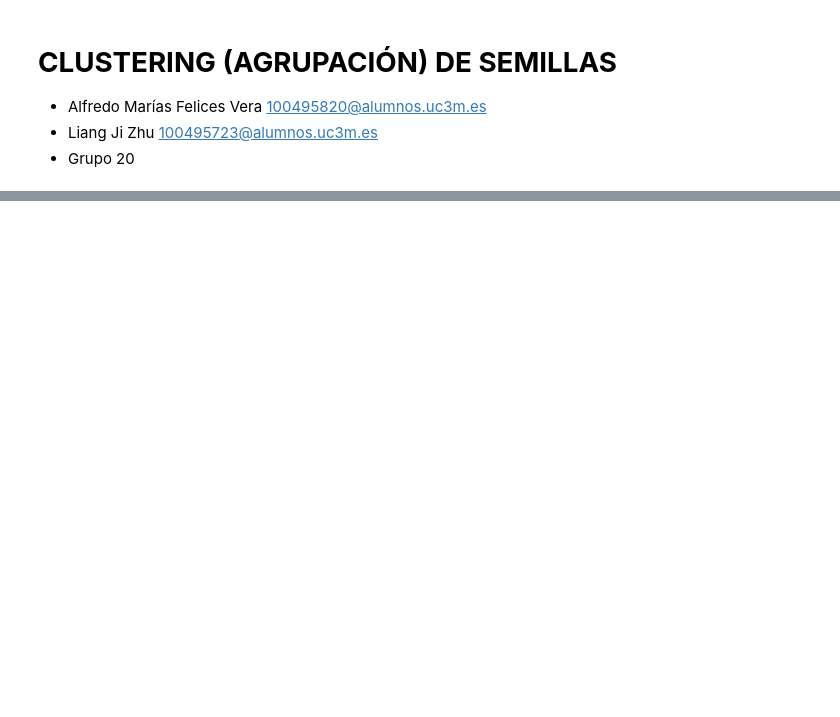
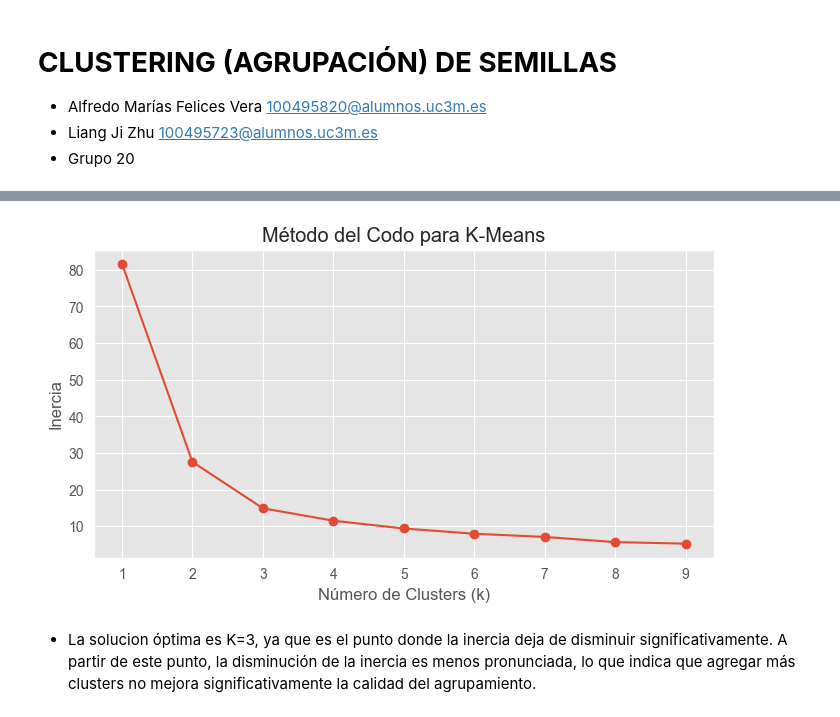
Before and after one commit to liangjizhu/Aprendizaje-Automatico-lab-2, a Jupyter notebook: notebook1.ipynb, the cells around one changed output, grey strips where cells are left out. Saved outputs shown, nothing was run; the diff lists cells and outputs as text; code cells hidden in the pictures; blank space fills up the shorter version.

```diff
--- a/notebook1.ipynb
+++ b/notebook1.ipynb
@@ -56,0 +69,11 @@ plt.show()
+# %%
+# Pipeline con scaler MinMax
+scaler = MinMaxScaler()
+pipeline = Pipeline([
+        ('scaler', scaler),
+        ('pca', PCA(n_components=2, random_state=SEED))
+    ])
+# Reducir a 2D con PCA
+pca = PCA(n_components=2, random_state=SEED)
+X_2D = pipeline.fit_transform(X)
+df_pca = pd.DataFrame(X_2D, columns=['PC1', 'PC2'])
@@ -56,0 +84,21 @@ plt.show()
+# %%
+# Determinar el número óptimo de clusters con el método del codo
+inertia = []
+k_values = range(1, 10)
+for k in k_values:
+    kmeans = KMeans(n_clusters=k, random_state=SEED)
+    kmeans.fit(X_2D)
+    inertia.append(kmeans.inertia_)
+
+# Graficar el método del codo
+plt.figure(figsize=(8, 4))
+plt.plot(k_values, inertia, marker='o')
+plt.title('Método del Codo para K-Means')
+plt.xlabel('Número de Clusters (k)')
+plt.ylabel('Inercia')
+plt.grid(True)
+plt.show()
+# %% [output]
+[figure, added]
+# %% [markdown]
+- La solucion óptima es K=3, ya que es el punto donde la inercia deja de disminuir significativamente. A partir de este punto, la disminución de la inercia es menos pronunciada, lo que indica que agregar más clusters no mejora significativamente la calidad del agrupamiento.
```
Also changed, not shown: parts of 27 cells of this notebook, 3 other files.
